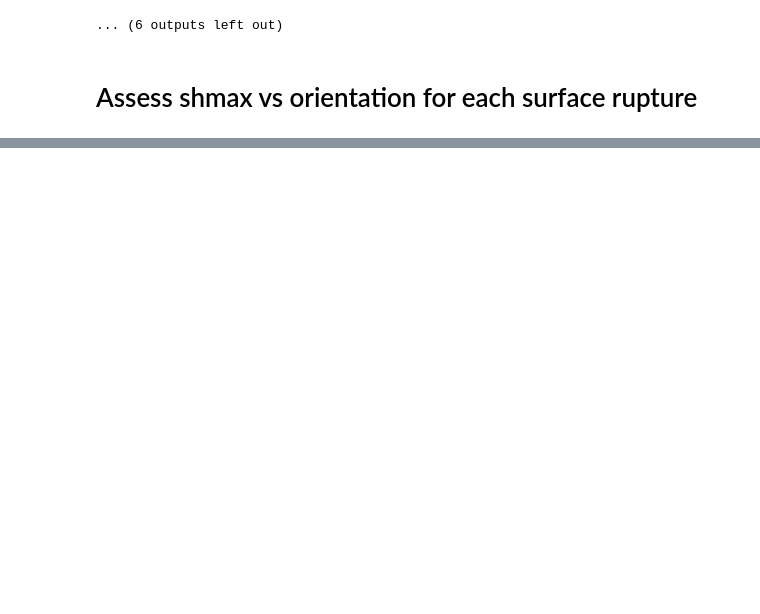
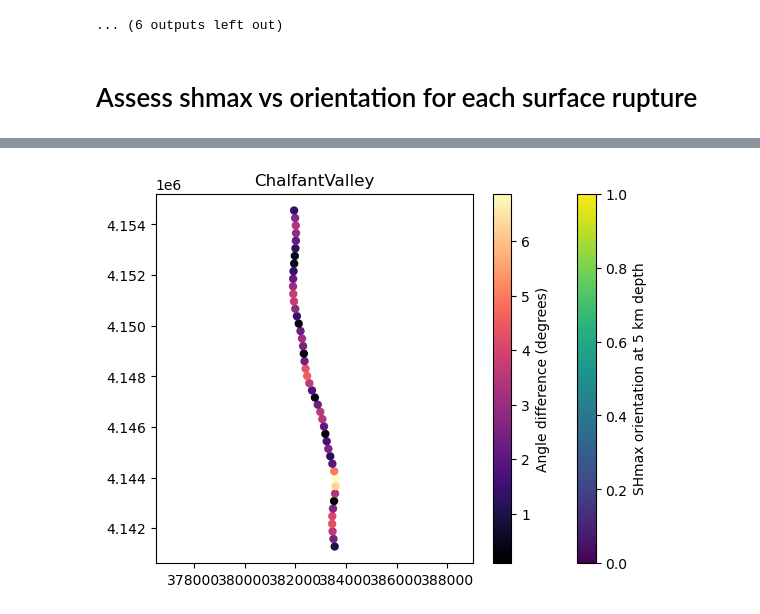
Before and after one commit to absrp/stress_strength_coseismic, a Jupyter notebook: stress_analysis_ECS.ipynb, the cells around one changed output, grey strips where cells are left out. Saved outputs shown, nothing was run; the diff lists cells and outputs as text; code cells hidden in the pictures; blank space fills up the shorter version.

```diff
--- a/stress_analysis_ECS.ipynb
+++ b/stress_analysis_ECS.ipynb
@@ -287,3 +306,96 @@ See the caveats in the documentation: https://pandas.pydata.org/pandas-docs/stab
 ... (6 outputs left out)
 # %% [markdown]
 # Assess shmax vs orientation for each surface rupture
+# %%
+
+# Directory containing the shapefiles
+shapefile_directory = "ECS_lines_CA/"
+
+# Assuming 'CA_event_data' DataFrame contains event and zone information
+CA_event_data['Zone_numeric'] = CA_event_data['zone'].str[:-1]
+
+# Get a list of all shapefile paths in the directory
+shapefile_paths = [os.path.join(shapefile_directory, file) for file in os.listdir(shapefile_directory) if file.endswith('.shp')]
+
+for i, shapefile_path in enumerate(shapefile_paths):
+    parts = shapefile_path.rsplit('/', 1)
+    partsb = parts[1]
+    partsb = str(partsb)
+    split_parts = partsb.split('_ECS.shp')
+    eventname = split_parts[0]
+    matching_rows = CA_event_data[CA_event_data['event'] == eventname]
+    target_utm_zone = matching_rows['Zone_numeric'].to_numpy()
+    target_utm_zone = int(target_utm_zone[0])
+
+    plt.figure()
+    gdf = gpd.read_file(shapefile_path)
+    gdf = gdf.set_crs('EPSG:4326')
+    utm_crs = f"+proj=utm +zone={target_utm_zone} +ellps=WGS84 +datum=WGS84 +units=m +no_defs"
+    gdf_utm = gdf.to_crs(utm_crs)
+
+    # Perform the coordinate transformation
+
+    source_crs = 'EPSG:4326'
+    transformer = pyproj.Transformer.from_crs(source_crs, utm_crs, always_xy=True)
+    utm_coords = []
+    lat_lon_points = [(lat, lon) for lat, lon in zip(ystress, xstress)]
+
+    xstress_utm = []
+    ystress_utm = []
+    for lat, lon in lat_lon_points:
+        utm_x, utm_y = transformer.transform(lon, lat)
+        xstress_utm.append(utm_x)
+        ystress_utm.append(utm_y)
+
+    # Extract the x and y coordinates from the 'geometry' column
+    x_coords = []
+    y_coords = []
+
+    counter = 0
+    step = 3 # for downsampling
+
+    for line in gdf_utm['geometry']:
+        for point in line.coords:
+            x, y = point
+            if counter % step == 0:
+                # Only save every 5th point
+                x_coords.append(x)
+                y_coords.append(y)
+            counter += 1
+
+    angles = []
+    for i in range(1,len(x_coords)-1):
+        p0 = [x_coords[i-1], y_coords[i-1]]
+        p1 = [x_coords[i], y_coords[i]]
+        p2 = [x_coords[i+1], y_coords[i+1]]
+        angles.append(ang([p0,p1], [p1,p2]))
+
+    # Calculate the angle of each line segment
+    vmin = 0
+    vmax = 6
+    # Create a scatter plot of the extracted coordinates with colors based on angles in degrees
+    x_range = [min(x_coords) - 300, max(x_coords) + 300]
+    y_range = [min(y_coords) - 300, max(y_coords) + 300]
+
+    # Initialize lists to store the cropped data
+    cropped_xstress_utm = []
+    cropped_ystress_utm = []
+    cropped_SHmax = []
+
+    # Crop xstress_utm, ystress_utm, and SHmax to the specified range while keeping the same size
+    for x, y, shmax in zip(xstress_utm, ystress_utm, SHmax):
+        if x_range[0] <= x <= x_range[1] and y_range[0] <= y <= y_range[1]:
+            cropped_xstress_utm.append(x)
+            cropped_ystress_utm.append(y)
+            cropped_SHmax.append(shmax)
+
+    plt.scatter(cropped_xstress_utm, cropped_ystress_utm, c=cropped_SHmax, cmap='viridis', marker='o')
+    plt.colorbar(label='SHmax orientation at 5 km depth')
+    plt.scatter(x_coords[1:-1], y_coords[1:-1], c=angles, cmap='magma', marker='o',  edgecolors='none')
+
+    # Set the desired range for the colorbar
+    plt.title(eventname)
+    plt.axis('equal')
+    plt.colorbar(label='Angle difference (degrees)')
+    plt.show()
+# %% [output]
@@ -289,0 +407 @@ See the caveats in the documentation: https://pandas.pydata.org/pandas-docs/stab
+[figure, added]
```
Also changed, not shown: parts of 6 cells of this notebook.
